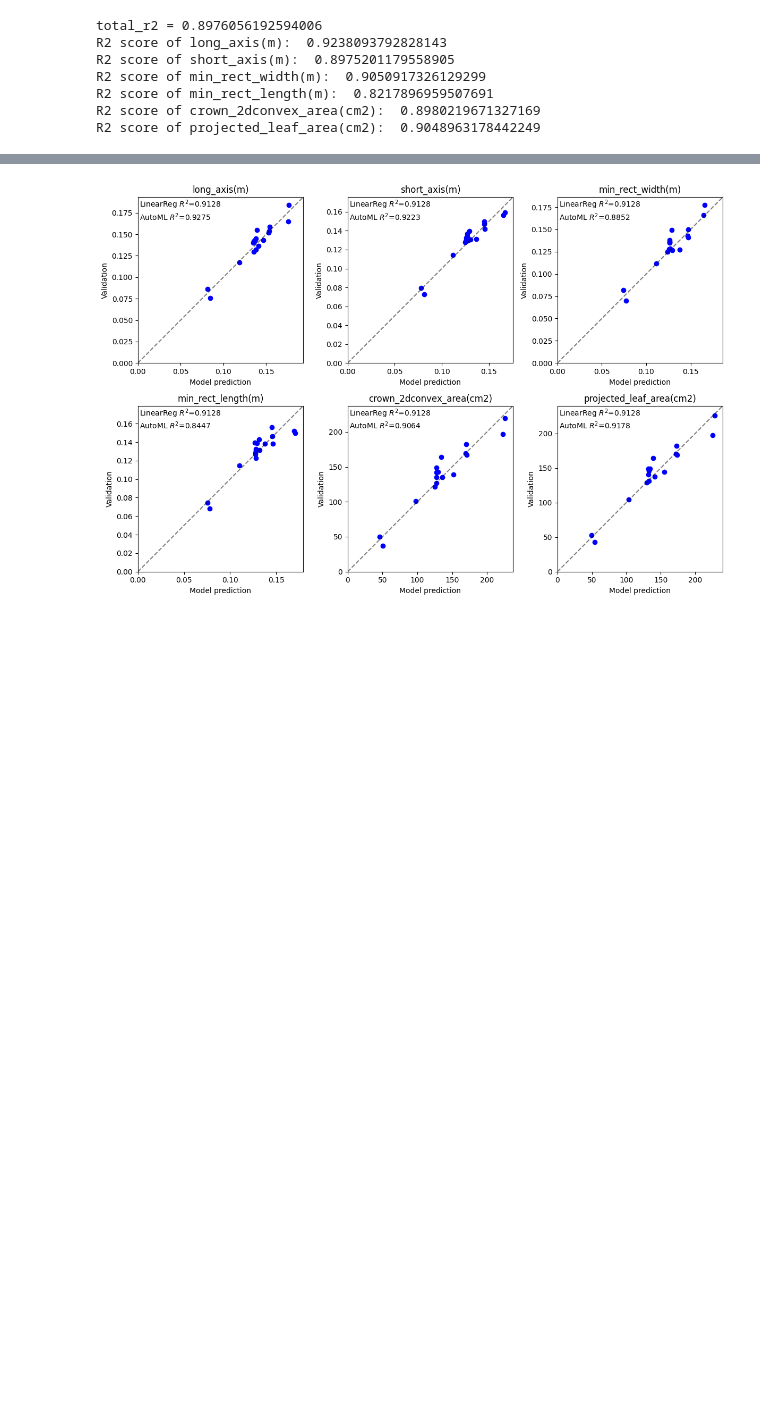
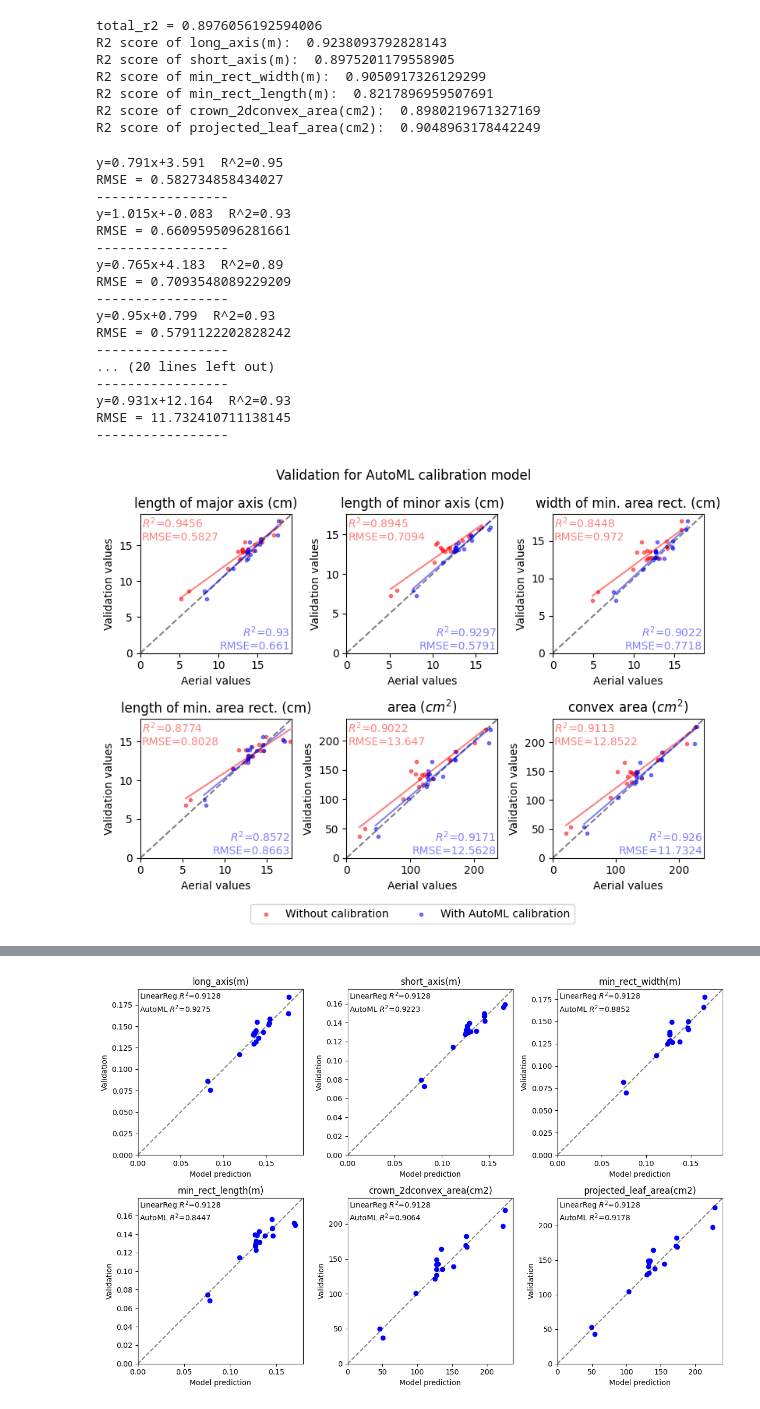
Before and after one commit to UTokyo-FieldPhenomics-Lab/BroccoliHead3D.ipynb, a Jupyter notebook: 20_automl_test.ipynb, the cells around one changed output, grey strips where cells are left out. Saved outputs shown, nothing was run; the diff lists cells and outputs as text; code cells hidden in the pictures; blank space fills up the shorter version.

```diff
--- a/20_automl_test.ipynb
+++ b/20_automl_test.ipynb
@@ -455 +457,66 @@ labels = [
+# %%
+fig, ax = plt.subplots(2,3, figsize=(8, 6))
+
+for i in range(y_test.shape[1]):
+    yy = y_test[:, i] * valid_plot_ratio[i]
+    xx = predictions[:, i]  * valid_plot_ratio[i]
+    xx_prime = X_test[:, i] * valid_plot_ratio[i]
+
+    amax = max(xx.max(), yy.max()) * 1.05
+
+    ax[i // 3, i % 3].plot([0,amax], [0, amax], 'k--', alpha=0.5)
+    xplb = ax[i // 3, i % 3].scatter(xx_prime, yy, marker='.', alpha=0.5, color='r')
+    xlb = ax[i // 3, i % 3].scatter(xx, yy, marker='.', alpha=0.5, color='b')
+
+    ax[i // 3, i % 3].set_title(labels[i])
+
+    ax[i // 3, i % 3].set_xlim(0, amax)
+    ax[i // 3, i % 3].set_ylim(0, amax)
+
+    ax[i // 3, i % 3].set_xlabel('Aerial values')
+    ax[i // 3, i % 3].set_ylabel('Validation values')
+
+    x_points, y_points, y_predict, t, r2_p, rmse_p = linear(xx_prime, yy)
+    ax[i // 3, i % 3].plot(x_points, y_points, '-', color='r', alpha=0.5)
+
+    x_points, y_points, y_predict, t, r2, rmse = linear(xx, yy)
+    ax[i // 3, i % 3].plot(x_points, y_points, '-', color='b', alpha=0.5)
+
+    # r2_prime = r2_score(xx_prime, predictions[:,i])
+    # r2 = r2_score(y_test[:,i], predictions[:,i])
+
+    ax[i // 3, i % 3].text(
+        amax*0.01,amax*0.99,
+        f'$R^2$={round(r2_p, 4)}\nRMSE={round(rmse_p, 4)}',
+        va='top', color='r', alpha=0.5)
+    ax[i // 3, i % 3].text(
+        amax*0.99,amax*0.01,
+        f'$R^2$={round(r2, 4)}\nRMSE={round(rmse, 4)}',
+        va='bottom', ha='right',color='b', alpha=0.5)
+
+# ax[1,3].axis('off')
+plt.suptitle(f"Validation for AutoML calibration model")
+fig.legend([xplb, xlb], ['Without calibration', 'With AutoML calibration'], ncol=2, loc='lower center')
+plt.tight_layout(rect=[0,0.05,1,1])
+plt.savefig('out/validation4automl.pdf')
+plt.show()
+# %% [output]
+y=0.791x+3.591  R^2=0.95
+RMSE = 0.582734858434027
+-----------------
+y=1.015x+-0.083  R^2=0.93
+RMSE = 0.6609595096281661
+-----------------
+y=0.765x+4.183  R^2=0.89
+RMSE = 0.7093548089229209
+-----------------
+y=0.95x+0.799  R^2=0.93
+RMSE = 0.5791122202828242
+-----------------
+... (20 lines left out)
+-----------------
+y=0.931x+12.164  R^2=0.93
+RMSE = 11.732410711138145
+-----------------
+[figure, added]
 # %%
```
Also changed, not shown: parts of 4 cells of this notebook, 2 other files.
